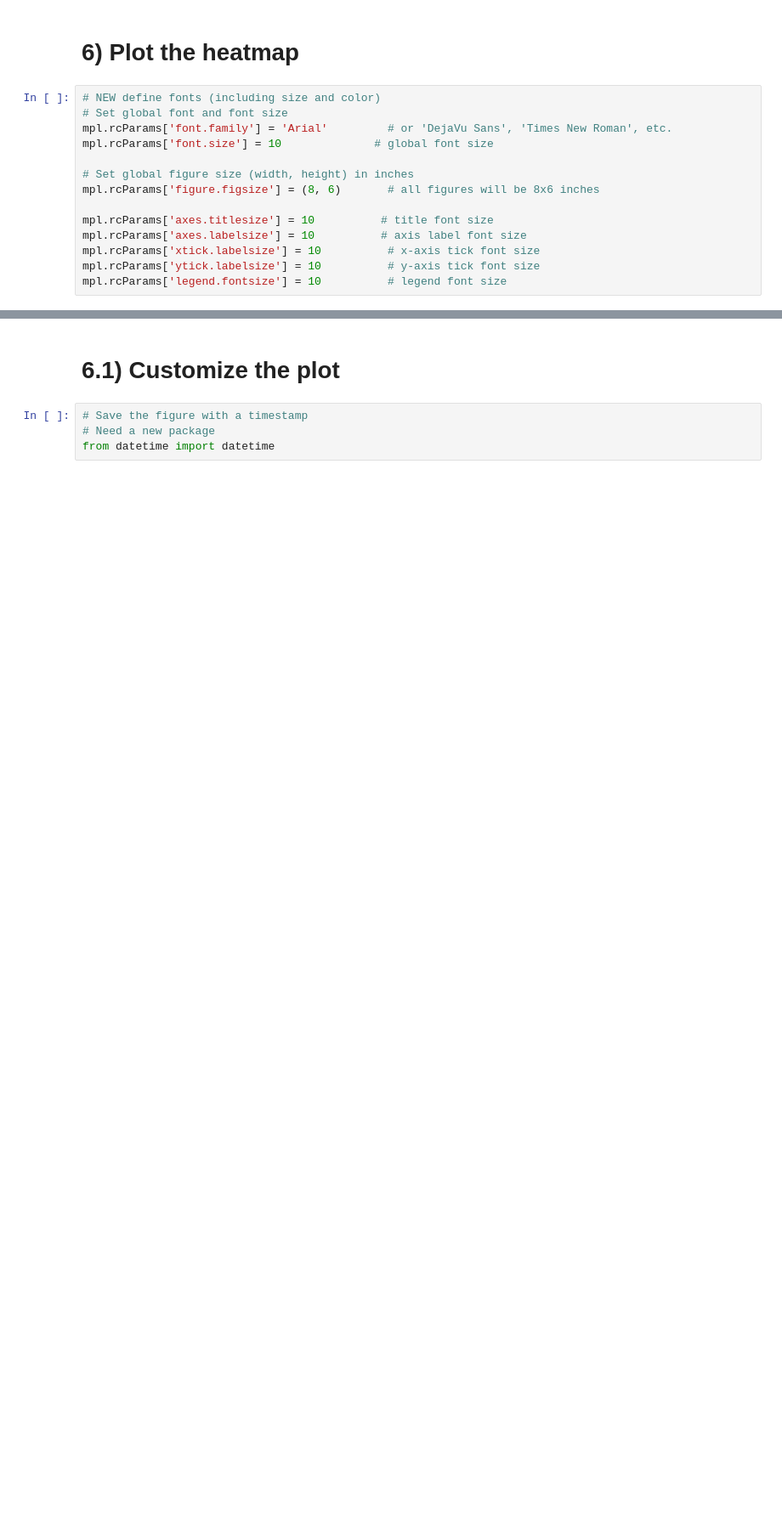
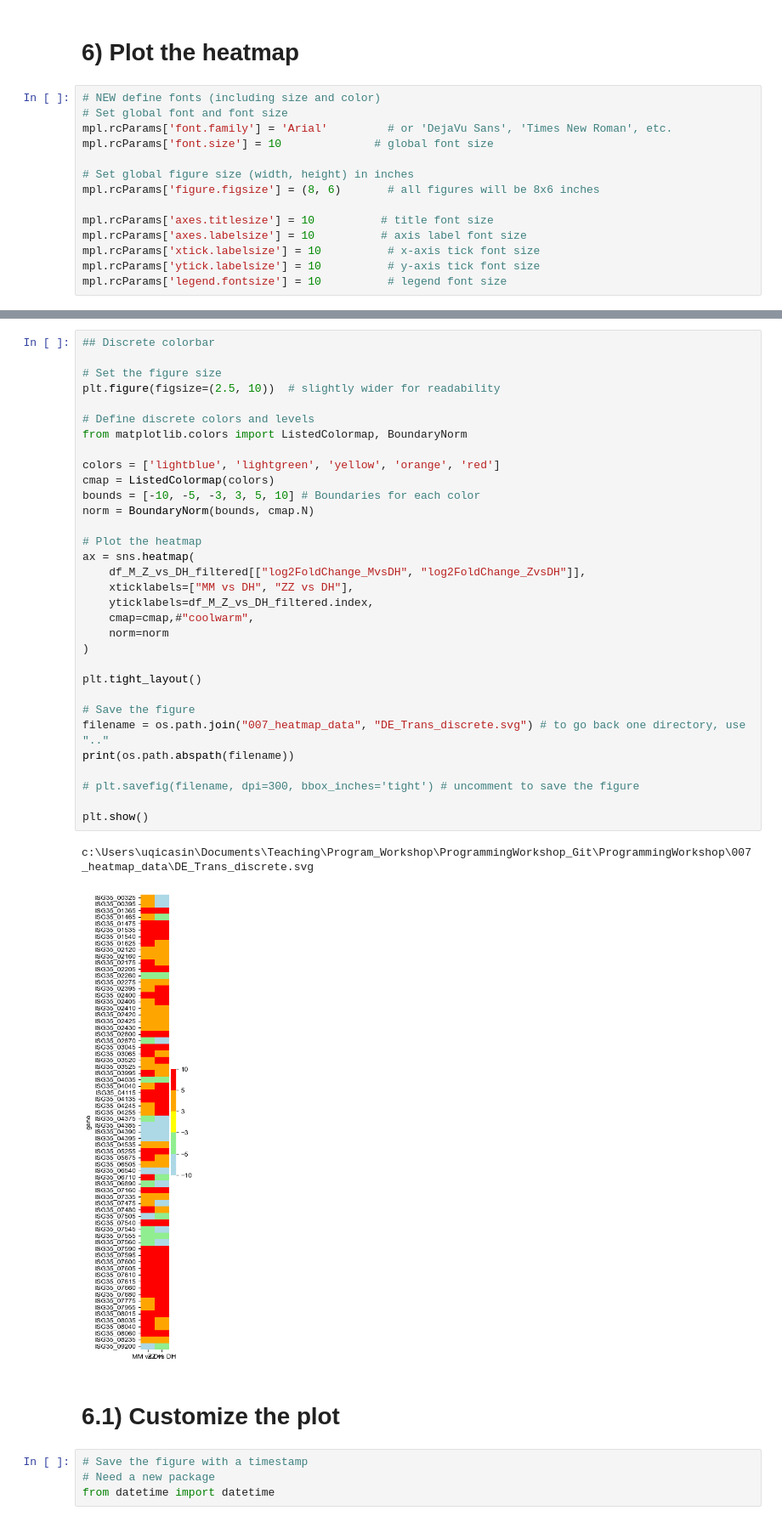
Before and after one commit to isacasini/ProgrammingWorkshop, a Jupyter notebook: 007_Heatmaps.ipynb, the cells around one changed output, grey strips where cells are left out. Shown at 85% size. Cells and saved outputs as stored; diff of their text form; blank space fills up the shorter version.

```diff
--- a/007_Heatmaps.ipynb
+++ b/007_Heatmaps.ipynb
@@ -124,3 +217,38 @@ plt.show()
+# %%
+## Discrete colorbar
+
+# Set the figure size
+plt.figure(figsize=(2.5, 10))  # slightly wider for readability
+
+# Define discrete colors and levels
+from matplotlib.colors import ListedColormap, BoundaryNorm
+
+colors = ['lightblue', 'lightgreen', 'yellow', 'orange', 'red']
+cmap = ListedColormap(colors)
+bounds = [-10, -5, -3, 3, 5, 10] # Boundaries for each color
+norm = BoundaryNorm(bounds, cmap.N)
+
+# Plot the heatmap
+ax = sns.heatmap(
+    df_M_Z_vs_DH_filtered[["log2FoldChange_MvsDH", "log2FoldChange_ZvsDH"]],
+    xticklabels=["MM vs DH", "ZZ vs DH"],
+    yticklabels=df_M_Z_vs_DH_filtered.index,
+    cmap=cmap,#"coolwarm",
+    norm=norm
+)
+
+plt.tight_layout()
+
+# Save the figure
+filename = os.path.join("007_heatmap_data", "DE_Trans_discrete.svg") # to go back one directory, use ".."
+print(os.path.abspath(filename))
+
+# plt.savefig(filename, dpi=300, bbox_inches='tight') # uncomment to save the figure
+
+plt.show()
+# %% [output]
+c:\Users\uqicasin\Documents\Teaching\Program_Workshop\ProgrammingWorkshop_Git\ProgrammingWorkshop\007_heatmap_data\DE_Trans_discrete.svg
+[figure, added]
 # %% [markdown]
 # 6.1) Customize the plot
 # %%
```
Also changed, not shown: parts of 8 cells of this notebook, 3 other files.
